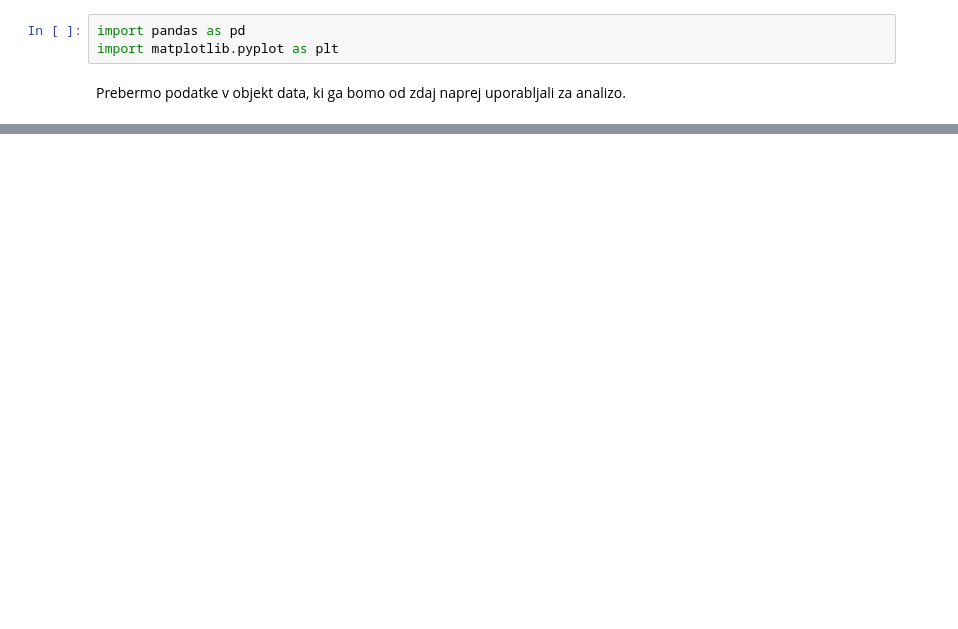
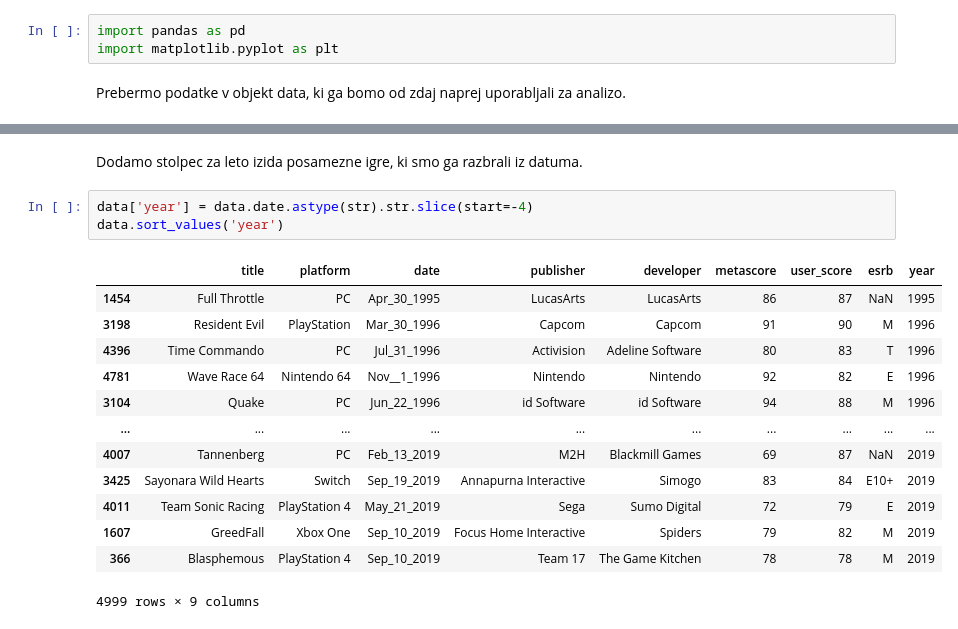
Before and after one commit to AndrazCepic/Naj-Igre, a Jupyter notebook: Naj_Igre.ipynb, the cells around one changed output, grey strips where cells are left out. Drawn from its saved outputs; the diff is of its cells as text; blank space fills up the shorter version.

```diff
--- a/Naj_Igre.ipynb
+++ b/Naj_Igre.ipynb
@@ -78,0 +106,19 @@ data
+# %% [markdown]
+Dodamo stolpec za leto izida posamezne igre, ki smo ga razbrali iz datuma.
+# %%
+data['year'] = data.date.astype(str).str.slice(start=-4)
+data.sort_values('year')
+# %% [output]
+|  | title | platform | date | publisher | developer | metascore | user_score | esrb | year |
+| 1454 | Full Throttle | PC | Apr_30_1995 | LucasArts | LucasArts | 86 | 87 | NaN | 1995 |
+| 3198 | Resident Evil | PlayStation | Mar_30_1996 | Capcom | Capcom | 91 | 90 | M | 1996 |
+| 4396 | Time Commando | PC | Jul_31_1996 | Activision | Adeline Software | 80 | 83 | T | 1996 |
+| 4781 | Wave Race 64 | Nintendo 64 | Nov__1_1996 | Nintendo | Nintendo | 92 | 82 | E | 1996 |
+| 3104 | Quake | PC | Jun_22_1996 | id Software | id Software | 94 | 88 | M | 1996 |
+| ... | ... | ... | ... | ... | ... | ... | ... | ... | ... |
+| 4007 | Tannenberg | PC | Feb_13_2019 | M2H | Blackmill Games | 69 | 87 | NaN | 2019 |
+| 3425 | Sayonara Wild Hearts | Switch | Sep_19_2019 | Annapurna Interactive | Simogo | 83 | 84 | E10+ | 2019 |
+| 4011 | Team Sonic Racing | PlayStation 4 | May_21_2019 | Sega | Sumo Digital | 72 | 79 | E | 2019 |
+| 1607 | GreedFall | Xbox One | Sep_10_2019 | Focus Home Interactive | Spiders | 79 | 82 | M | 2019 |
+| 366 | Blasphemous | PlayStation 4 | Sep_10_2019 | Team 17 | The Game Kitchen | 78 | 78 | M | 2019 |
+4999 rows × 9 columns
```
Also changed, not shown: parts of 16 cells of this notebook, 2 other files.
